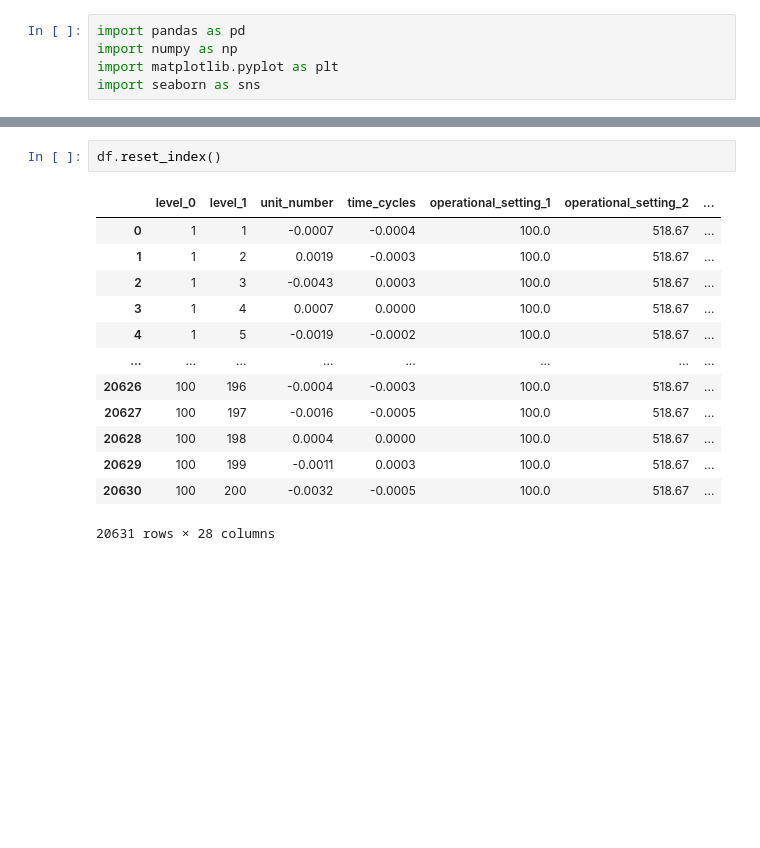
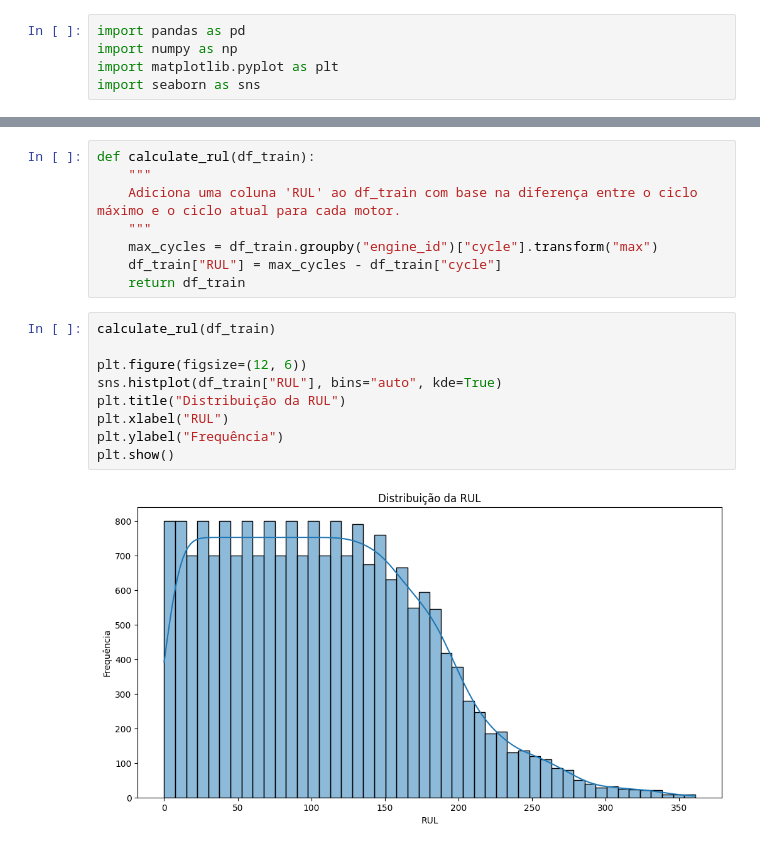
Before and after one commit to daviseemann/turbofan-rul-prediction-cmapss, a Jupyter notebook: notebooks/pre-processing.ipynb, the cells around one changed output, grey strips where cells are left out. Saved outputs shown, nothing was run; the diff lists cells and outputs as text; blank space fills up the shorter version.

Commit message:
atualizar preprocessamento adiciona o calculo do RUL de treino.

```diff
--- a/notebooks/pre-processing.ipynb
+++ b/notebooks/pre-processing.ipynb
@@ -109,16 +62,19 @@ df.drop(columns=["sensor_measurement_20", "sensor_measurement_21"])
-# %%
-df.reset_index()
-# %% [output]
-|  | level_0 | level_1 | unit_number | time_cycles | operational_setting_1 | operational_setting_2 | ... |
-| 0 | 1 | 1 | -0.0007 | -0.0004 | 100.0 | 518.67 | ... |
-| 1 | 1 | 2 | 0.0019 | -0.0003 | 100.0 | 518.67 | ... |
-| 2 | 1 | 3 | -0.0043 | 0.0003 | 100.0 | 518.67 | ... |
-| 3 | 1 | 4 | 0.0007 | 0.0000 | 100.0 | 518.67 | ... |
-| 4 | 1 | 5 | -0.0019 | -0.0002 | 100.0 | 518.67 | ... |
-| ... | ... | ... | ... | ... | ... | ... | ... |
-| 20626 | 100 | 196 | -0.0004 | -0.0003 | 100.0 | 518.67 | ... |
-| 20627 | 100 | 197 | -0.0016 | -0.0005 | 100.0 | 518.67 | ... |
-| 20628 | 100 | 198 | 0.0004 | 0.0000 | 100.0 | 518.67 | ... |
-| 20629 | 100 | 199 | -0.0011 | 0.0003 | 100.0 | 518.67 | ... |
-| 20630 | 100 | 200 | -0.0032 | -0.0005 | 100.0 | 518.67 | ... |
-20631 rows × 28 columns
+# %%
+def calculate_rul(df_train):
+    """
+    Adiciona uma coluna 'RUL' ao df_train com base na diferença entre o ciclo máximo e o ciclo atual para cada motor.
+    """
+    max_cycles = df_train.groupby("engine_id")["cycle"].transform("max")
+    df_train["RUL"] = max_cycles - df_train["cycle"]
+    return df_train
+# %%
+calculate_rul(df_train)
+
+plt.figure(figsize=(12, 6))
+sns.histplot(df_train["RUL"], bins="auto", kde=True)
+plt.title("Distribuição da RUL")
+plt.xlabel("RUL")
+plt.ylabel("Frequência")
+plt.show()
+# %% [output]
+[figure, added]
```
Also changed, not shown: parts of 9 cells of this notebook.
